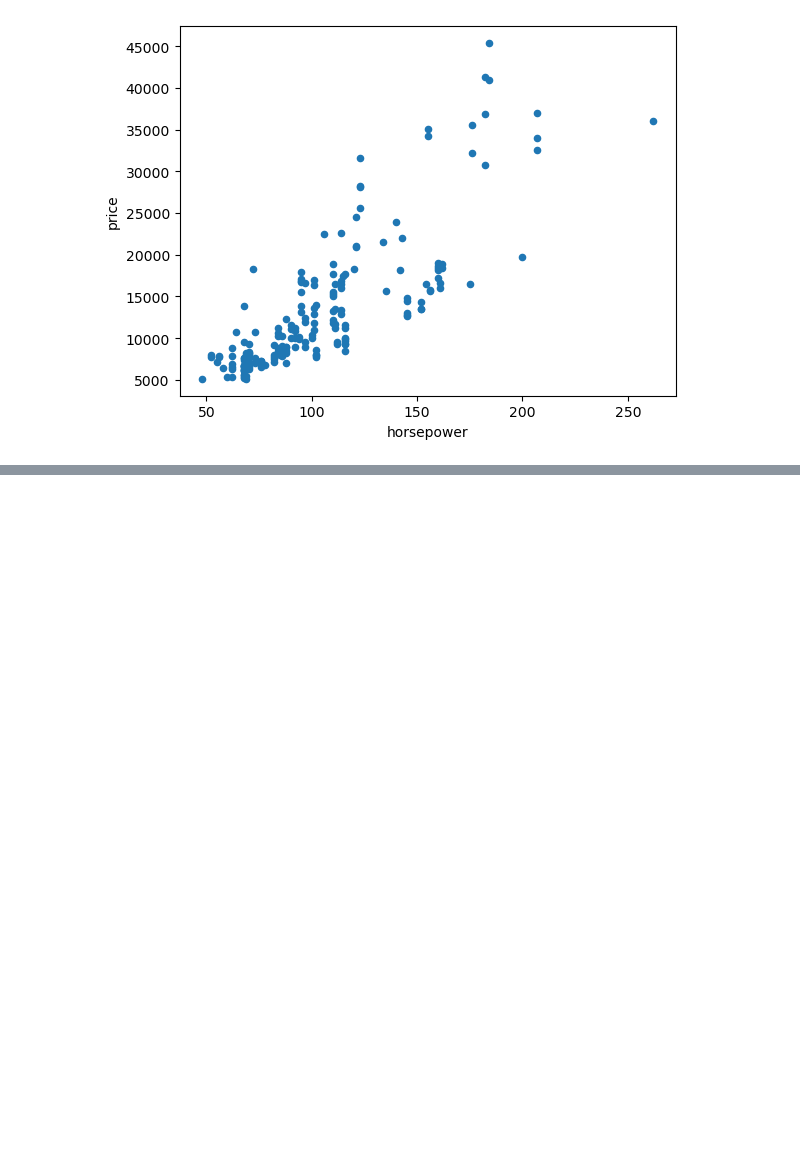
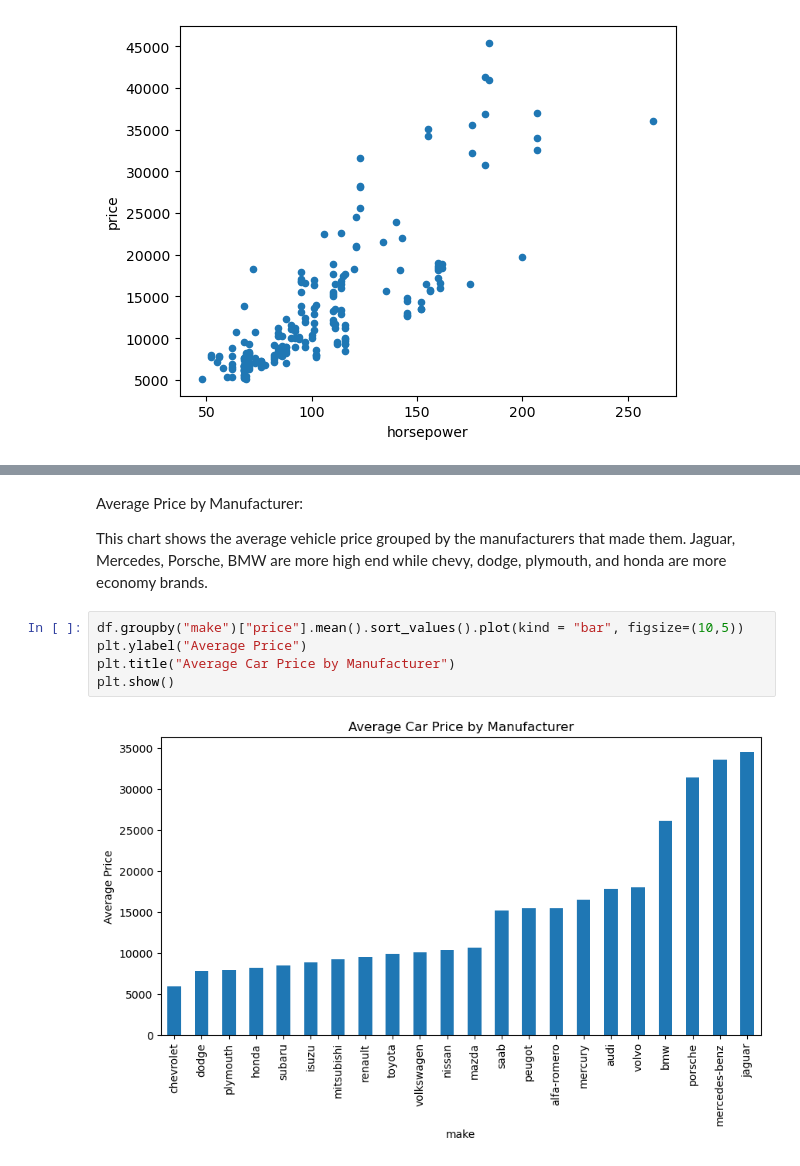
Before and after one commit to NoahRGlymph/automobile-price-regression, a Jupyter notebook: notebooks/explore.ipynb, the cells around one changed output, grey strips where cells are left out. Cells and saved outputs as stored; diff of their text form; blank space fills up the shorter version.

```diff
--- a/notebooks/explore.ipynb
+++ b/notebooks/explore.ipynb
@@ -141,0 +177,11 @@ df.plot.scatter(x="horsepower", y="price")
+# %% [markdown]
+Average Price by Manufacturer:
+
+This chart shows the average vehicle price grouped by the manufacturers that made them. Jaguar, Mercedes, Porsche, BMW are more high end while chevy, dodge, plymouth, and honda are more economy brands.
+# %%
+df.groupby("make")["price"].mean().sort_values().plot(kind = "bar", figsize=(10,5))
+plt.ylabel("Average Price")
+plt.title("Average Car Price by Manufacturer")
+plt.show()
+# %% [output]
+[figure, added]
```
Also changed, not shown: parts of 8 cells of this notebook, 2 other files.
